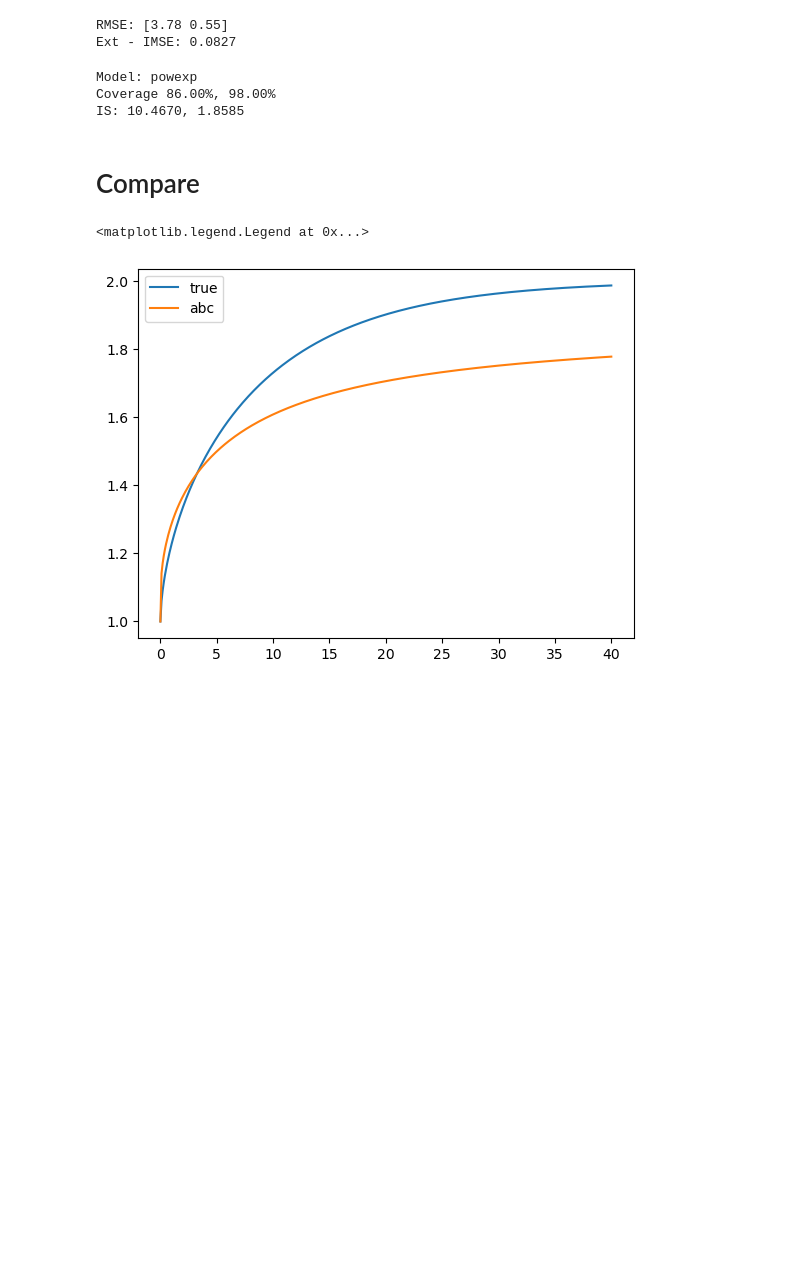
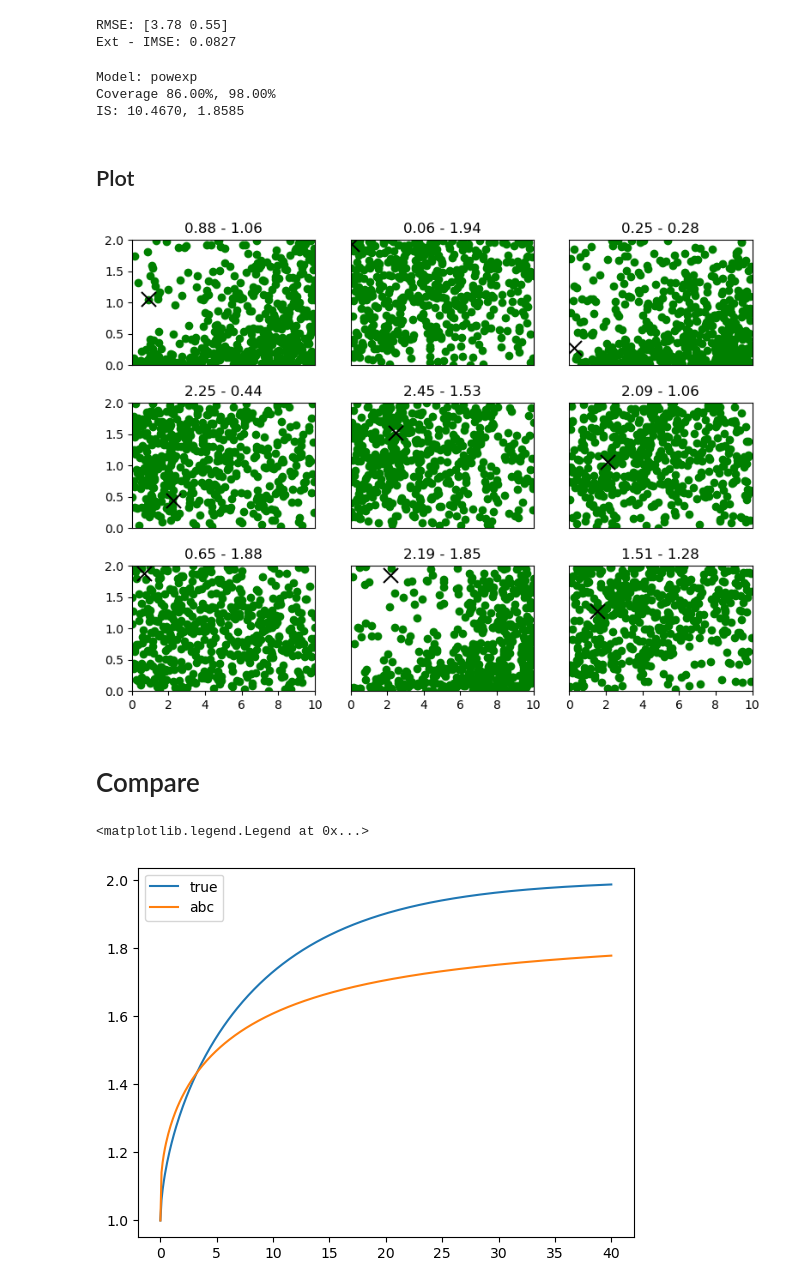
Before and after one commit to cbuelt/thesis, a Jupyter notebook: evaluation/evaluate_abc.ipynb, the cells around one changed output. Saved outputs shown, nothing was run; the diff lists cells and outputs as text; code cells hidden in the pictures; blank space fills up the shorter version.

```diff
--- a/evaluation/evaluate_abc.ipynb
+++ b/evaluation/evaluate_abc.ipynb
@@ -113,6 +113,26 @@ print(f"Model: {model}\nCoverage {r_coverage:.2f}%, {s_coverage:.2f}% \nIS: {r_i
 Model: powexp
 Coverage 86.00%, 98.00%
 IS: 10.4670, 1.8585
+# %% [markdown]
+## Plot
+# %%
+fig, axs = plt.subplots(3,3,figsize = (8,6))
+axs = axs.ravel()
+samples = np.random.randint(0,test_samples,9)
+for i, sample in enumerate(samples):
+    axs[i].scatter(x = brown_res.Range[sample], y = brown_res.Smoothness[sample], color = "green")
+    axs[i].scatter(x = test_parameters[sample,0], y = test_parameters[sample,1], color = "black", marker = "x", s = 150)
+    axs[i].set_title(f"{test_parameters[sample,0]:.2f} - {test_parameters[sample,1]:.2f}")
+    axs[i].set_ylim([0,2])
+    axs[i].set_xlim([0,10])
+    if i < 6:
+        axs[i].get_xaxis().set_visible(False)
+    if (i%3) != 0:
+        axs[i].get_yaxis().set_visible(False)
+
+fig.tight_layout()
+# %% [output]
+[figure, added]
 # %% [markdown]
 # Compare
 # %%
```
Also changed, not shown: 9 other files.
